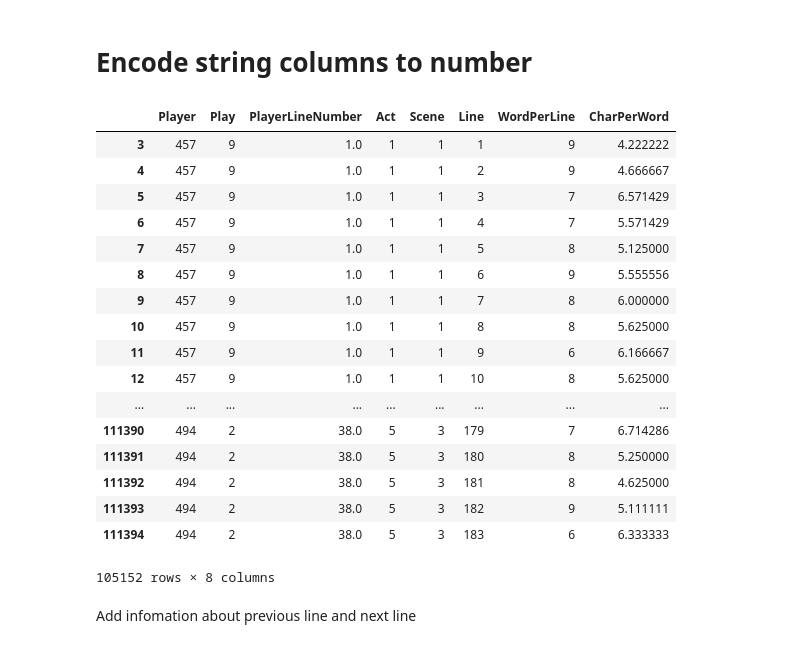
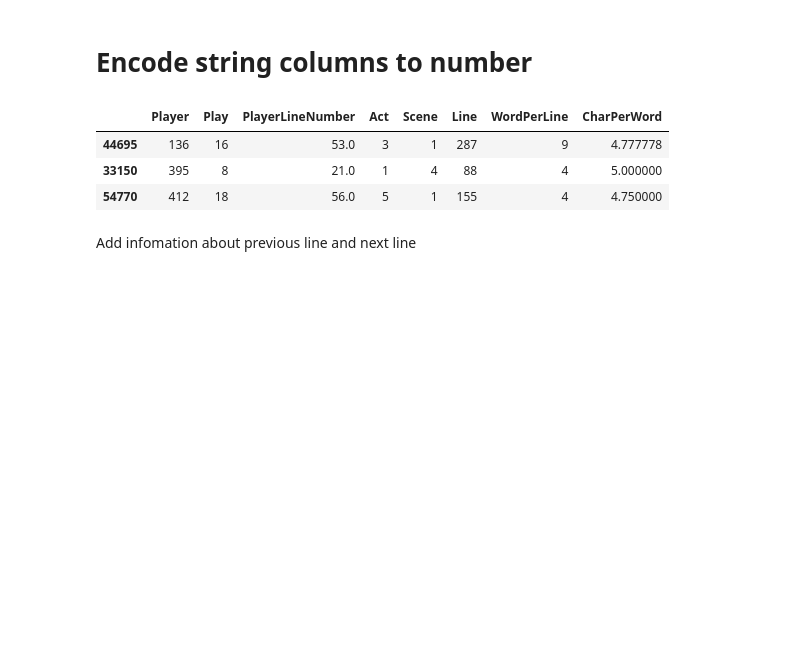
Before and after one commit to KaidongLi/ku731-p02-shakspear, a Jupyter notebook: p2.ipynb, the cells around one changed output. Drawn from its saved outputs; the diff is of its cells as text; code cells hidden in the pictures; blank space fills up the shorter version.

```diff
--- a/p2.ipynb
+++ b/p2.ipynb
@@ -74,33 +60,19 @@ data_pro
 # %%
 # encoding from string to number
 from sklearn import preprocessing
 features = ['Player', 'Play']
 
 for feature in features:
     le = preprocessing.LabelEncoder()
     le = le.fit(data_pro[feature])
     data_pro[feature] = le.transform(data_pro[feature])
 
-data_pro
+data_pro.sample(3)
 # %% [output]
 |  | Player | Play | PlayerLineNumber | Act | Scene | Line | WordPerLine | CharPerWord |
-| 3 | 457 | 9 | 1.0 | 1 | 1 | 1 | 9 | 4.222222 |
-| 4 | 457 | 9 | 1.0 | 1 | 1 | 2 | 9 | 4.666667 |
-| 5 | 457 | 9 | 1.0 | 1 | 1 | 3 | 7 | 6.571429 |
-| 6 | 457 | 9 | 1.0 | 1 | 1 | 4 | 7 | 5.571429 |
-| 7 | 457 | 9 | 1.0 | 1 | 1 | 5 | 8 | 5.125000 |
-| 8 | 457 | 9 | 1.0 | 1 | 1 | 6 | 9 | 5.555556 |
-| 9 | 457 | 9 | 1.0 | 1 | 1 | 7 | 8 | 6.000000 |
-| 10 | 457 | 9 | 1.0 | 1 | 1 | 8 | 8 | 5.625000 |
-| 11 | 457 | 9 | 1.0 | 1 | 1 | 9 | 6 | 6.166667 |
-| 12 | 457 | 9 | 1.0 | 1 | 1 | 10 | 8 | 5.625000 |
-| ... | ... | ... | ... | ... | ... | ... | ... | ... |
-| 111390 | 494 | 2 | 38.0 | 5 | 3 | 179 | 7 | 6.714286 |
-| 111391 | 494 | 2 | 38.0 | 5 | 3 | 180 | 8 | 5.250000 |
-| 111392 | 494 | 2 | 38.0 | 5 | 3 | 181 | 8 | 4.625000 |
-| 111393 | 494 | 2 | 38.0 | 5 | 3 | 182 | 9 | 5.111111 |
-| 111394 | 494 | 2 | 38.0 | 5 | 3 | 183 | 6 | 6.333333 |
+| 44695 | 136 | 16 | 53.0 | 3 | 1 | 287 | 9 | 4.777778 |
+| 33150 | 395 | 8 | 21.0 | 1 | 4 | 88 | 4 | 5.000000 |
+| 54770 | 412 | 18 | 56.0 | 5 | 1 | 155 | 4 | 4.750000 |
-105152 rows × 8 columns
 # %% [markdown]
 Add infomation about previous line and next line
 # %%
```
Also changed, not shown: parts of 6 cells of this notebook, 1 other file.
